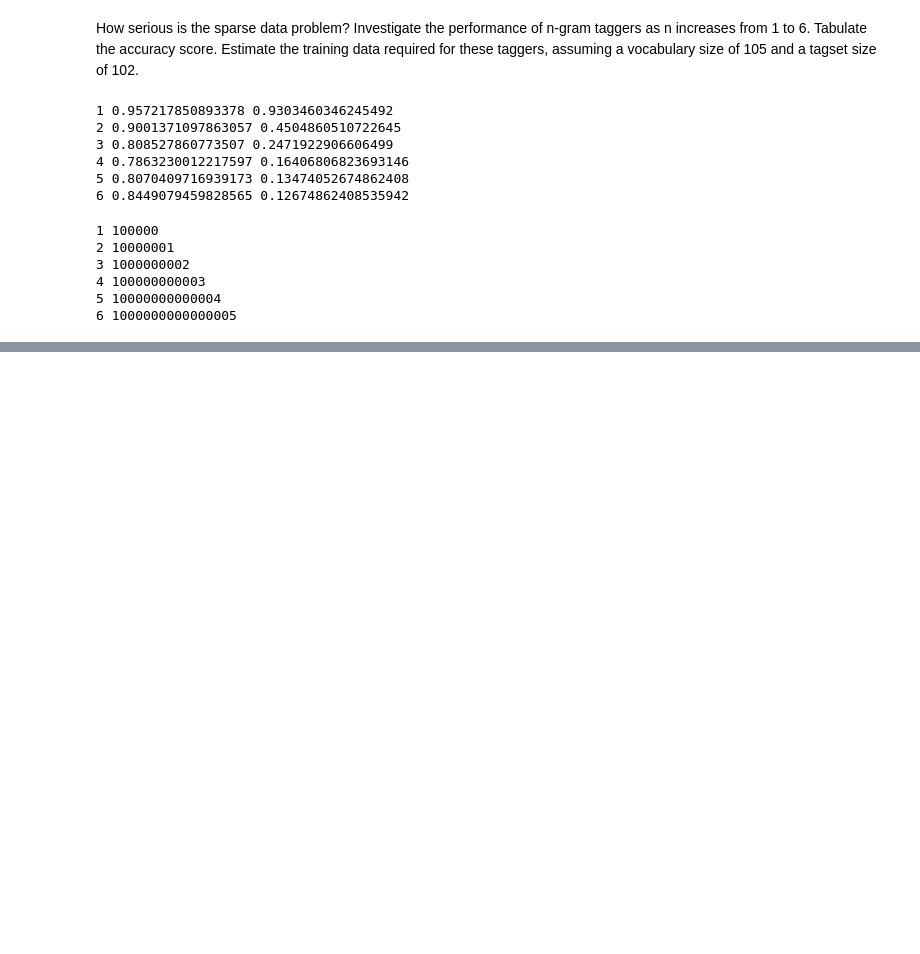
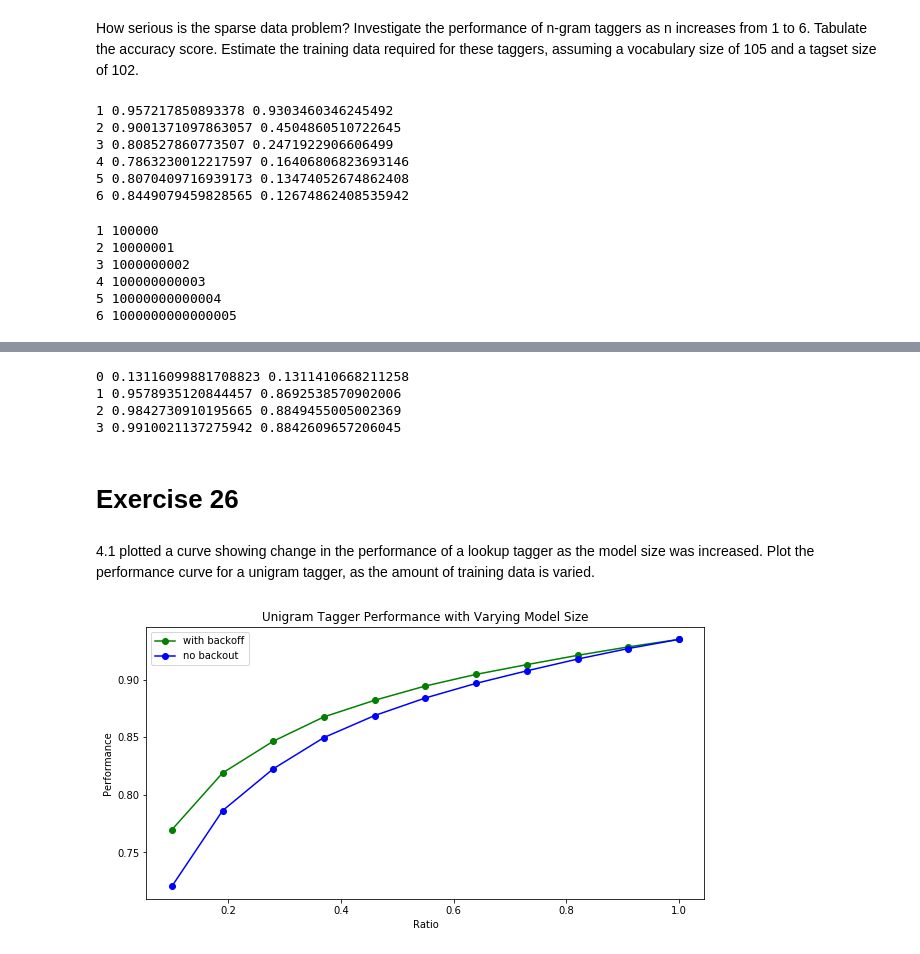
Before and after one commit to rjafarau/nltk-book, a Jupyter notebook: solutions/chapter_05.ipynb, the cells around one changed output, grey strips where cells are left out. Saved outputs shown, nothing was run; the diff lists cells and outputs as text; code cells hidden in the pictures; blank space fills up the shorter version.

```diff
--- a/solutions/chapter_05.ipynb
+++ b/solutions/chapter_05.ipynb
@@ -863,0 +878,20 @@ for n in range(1, n_max + 1):
+# %%
+train_sents = tagged_sents[:train_ind]
+test_sents = tagged_sents[train_ind:]
+# %%
+t0 = DefaultTagger('sps00')
+t1 = UnigramTagger(train=train_sents, backoff=t1)
+t2 = BigramTagger(train=train_sents, backoff=t2)
+t3 = TrigramTagger(train=train_sents, backoff=t3)
+# %%
+for i, tagger in enumerate([t0, t1, t2, t3]):
+    print(i, tagger.evaluate(train_sents), tagger.evaluate(test_sents))
+# %% [output]
+0 0.13116099881708823 0.1311410668211258
+1 0.9578935120844457 0.8692538570902006
+2 0.9842730910195665 0.8849455005002369
+3 0.9910021137275942 0.8842609657206045
+# %% [markdown]
+# Exercise 26
+# %% [markdown]
+ 4.1 plotted a curve showing change in the performance of a lookup tagger as the model size was increased. Plot the performance curve for a unigram tagger, as the amount of training data is varied.
@@ -863,0 +905,35 @@ for n in range(1, n_max + 1):
+# %%
+def performance(train_sents, use_backoff=True):
+    tagger = UnigramTagger(
+        train=train_sents,
+        backoff=DefaultTagger('NN') if use_backoff else None
+    )
+    return tagger.evaluate(brown.tagged_sents(categories='news'))
+
+def performance_plot():
+    np.random.seed(42)
+    tagged_sents = list(brown.tagged_sents(categories='news'))
+    np.random.shuffle(tagged_sents)
+
+    ratios = np.linspace(0.1, 1, 11)
+    perfs_backoff = [
+        performance(tagged_sents[:int(len(tagged_sents) * ratio)])
+        for ratio in ratios
+    ]
+    perfs_no_backoff = [
+        performance(tagged_sents[:int(len(tagged_sents) * ratio)], False)
+        for ratio in ratios
+    ]
+
+    plt.plot(ratios, perfs_backoff, '-go', label='with backoff')
+    plt.plot(ratios, perfs_no_backoff, '-bo', label='no backout')
+    plt.title('Unigram Tagger Performance with Varying Model Size')
+    plt.xlabel('Ratio')
+    plt.ylabel('Performance')
+    plt.legend()
+# %%
+plt.figure(figsize=(10, 5))
+performance_plot()
+plt.show()
+# %% [output]
+[figure, added]
```
Also changed, not shown: parts of 10 cells of this notebook.
